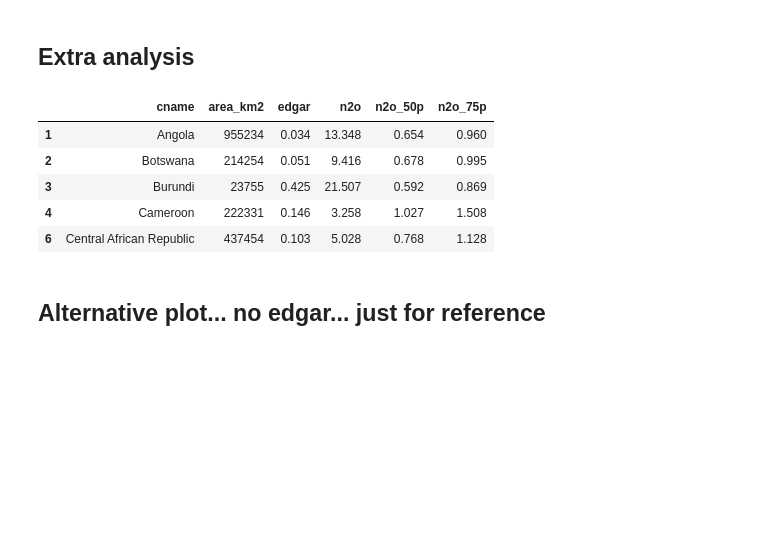
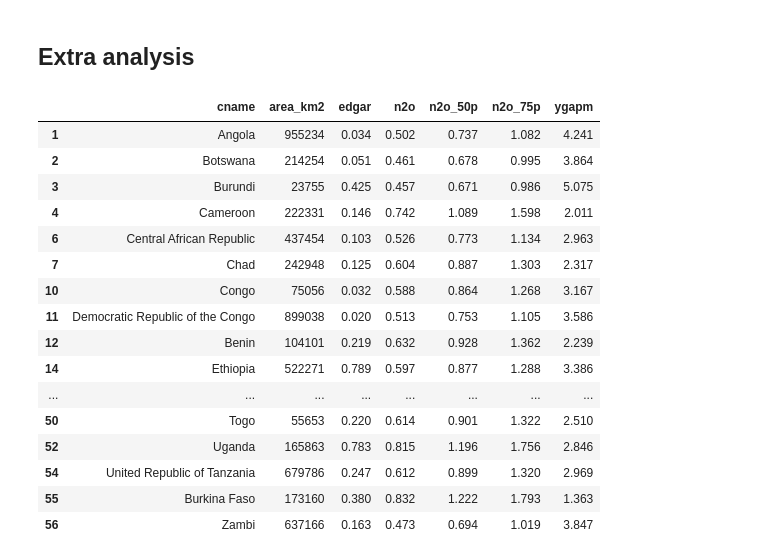
Before and after one commit to cwerner/yieldgap-analysis-africa, a Jupyter notebook: plotting_v2.ipynb, the cells around one changed output. Drawn from its saved outputs; the diff is of its cells as text; code cells hidden in the pictures; blank space fills up the shorter version.

```diff
--- a/plotting_v2.ipynb
+++ b/plotting_v2.ipynb
@@ -42,19 +42,25 @@ Data variables:
 # %%
 #def yieldgap2emis(x, y0=0.158, a=1.196, b=0.322, rate=None):
 def yieldgap2emis(x, y0=0, a=0.946, b=-0.554, rate=None):
+    eps = 10e-6
     if rate:
         # x*(1-rate)
         #return y0 + a*np.exp(-b* x*(1-rate))
-        return y0 + a*(x*(1-rate))**b
+        #return y0 + a*(x*(1-rate))**b
+        return y0 + a*np.power((1-rate)*(x+eps), b)
     else:
-        return y0 + a*np.exp(-b*x)
+        return y0 + a*np.power(x, b)
 # %%
 multipl = xr.where(ds.rot == 2, 2, 1)
 # %%
-ds["n2o_50p"] = yieldgap2emis(ds.ygapm, rate=0.50)
-ds["n2o_75p"] = yieldgap2emis(ds.ygapm, rate=0.75)
-ds["n2o_100p"] = yieldgap2emis(ds.ygapm, rate=1)
-ds["n2o"] = yieldgap2emis(ds.ygapm, rate=0)
+ds["n2o_50p"] = yieldgap2emis(ds.ygapm, rate=0.50) * multipl
+ds["n2o_75p"] = yieldgap2emis(ds.ygapm, rate=0.75) * multipl
+ds["n2o_100p"] = yieldgap2emis(ds.ygapm, rate=1) * multipl
+ds["n2o"] = yieldgap2emis(ds.ygapm, rate=0) * multipl
+# %%
+# limit to 20 kg N yr-1
+for v in ["n2o", "n2o_50p", "n2o_75p", "n2o_100p"]:
+    ds[v] = ds[v].where(ds.ygapm > 0.000001)
 # %%
 def preprocess_edgar_nc(da, convert_n2o_units=True):
     if convert_n2o_units:
@@ -234,26 +242,35 @@ tmw_lu.columns = ['id', 'name']
 lut = {k:v for k, v in zip(tmw_lu.id, tmw_lu.name)}
 # %%
 percountry = xr.Dataset()
-for v in ["n2o", "n2o_50p", "n2o_75p"]:
+for v in ["n2o", "n2o_50p", "n2o_75p", "ygapm"]:
     percountry[v] = (ds[v]*ssa).where(ds.n2o > -1).groupby(ds.country).mean()
 percountry['edgar'] = (ds2 * ssa).where(ds.n2o > -1).groupby(ds.country).mean()
 percountry = percountry.to_dataframe().reset_index()
 percountry["country"] = percountry.country.astype('int')
 percountry["cname"] = percountry.country.apply(lambda x: lut[x])
 percountry['area_km2'] = (ds.area * ssa).where(ds.n2o > -1).groupby(ds.country).sum() * 0.01
 
 percountry = percountry.dropna().drop('country', axis=1).round(3)
 percountry['area_km2'] = percountry.area_km2.round(0).astype('int')
-percountry = percountry[['cname', 'area_km2', 'edgar', 'n2o', 'n2o_50p', 'n2o_75p']]
-percountry.head()
+percountry = percountry[['cname', 'area_km2', 'edgar', 'n2o', 'n2o_50p', 'n2o_75p', 'ygapm']]
+percountry
 # %% [output]
-|  | cname | area_km2 | edgar | n2o | n2o_50p | n2o_75p |
-| 1 | Angola | 955234 | 0.034 | 13.348 | 0.654 | 0.960 |
-| 2 | Botswana | 214254 | 0.051 | 9.416 | 0.678 | 0.995 |
-| 3 | Burundi | 23755 | 0.425 | 21.507 | 0.592 | 0.869 |
-| 4 | Cameroon | 222331 | 0.146 | 3.258 | 1.027 | 1.508 |
-| 6 | Central African Republic | 437454 | 0.103 | 5.028 | 0.768 | 1.128 |
+|  | cname | area_km2 | edgar | n2o | n2o_50p | n2o_75p | ygapm |
+| 1 | Angola | 955234 | 0.034 | 0.502 | 0.737 | 1.082 | 4.241 |
+| 2 | Botswana | 214254 | 0.051 | 0.461 | 0.678 | 0.995 | 3.864 |
+| 3 | Burundi | 23755 | 0.425 | 0.457 | 0.671 | 0.986 | 5.075 |
+| 4 | Cameroon | 222331 | 0.146 | 0.742 | 1.089 | 1.598 | 2.011 |
+| 6 | Central African Republic | 437454 | 0.103 | 0.526 | 0.773 | 1.134 | 2.963 |
+| 7 | Chad | 242948 | 0.125 | 0.604 | 0.887 | 1.303 | 2.317 |
+| 10 | Congo | 75056 | 0.032 | 0.588 | 0.864 | 1.268 | 3.167 |
+| 11 | Democratic Republic of the Congo | 899038 | 0.020 | 0.513 | 0.753 | 1.105 | 3.586 |
+| 12 | Benin | 104101 | 0.219 | 0.632 | 0.928 | 1.362 | 2.239 |
+| 14 | Ethiopia | 522271 | 0.789 | 0.597 | 0.877 | 1.288 | 3.386 |
+| ... | ... | ... | ... | ... | ... | ... | ... |
+| 50 | Togo | 55653 | 0.220 | 0.614 | 0.901 | 1.322 | 2.510 |
+| 52 | Uganda | 165863 | 0.783 | 0.815 | 1.196 | 1.756 | 2.846 |
+| 54 | United Republic of Tanzania | 679786 | 0.247 | 0.612 | 0.899 | 1.320 | 2.969 |
+| 55 | Burkina Faso | 173160 | 0.380 | 0.832 | 1.222 | 1.793 | 1.363 |
+| 56 | Zambi | 637166 | 0.163 | 0.473 | 0.694 | 1.019 | 3.847 |
 # %%
 percountry.to_csv("n2o_perha_percountry.csv", index=False)
-# %% [markdown]
-## Alternative plot... no edgar... just for reference
```
Also changed, not shown: parts of 8 cells of this notebook.
